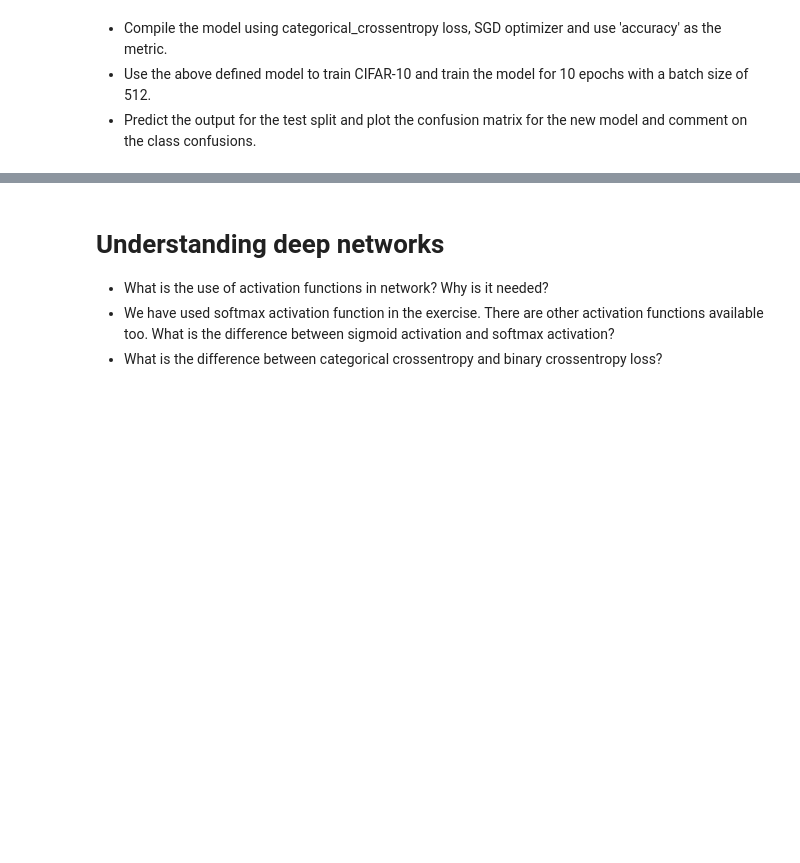
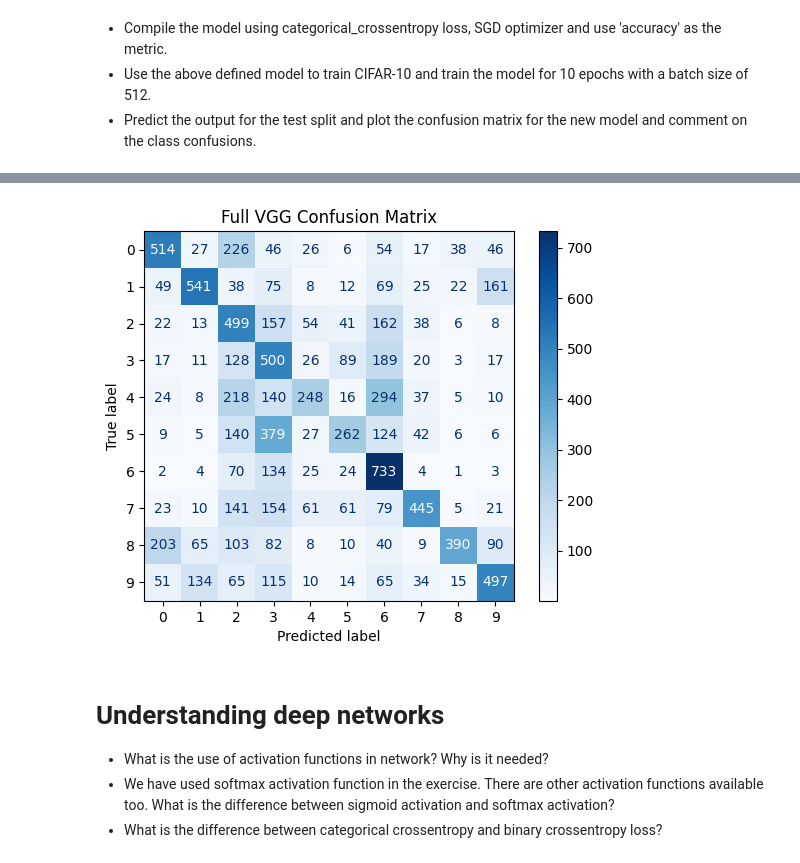
Before and after one commit to DimiGretsistas/lab-image-classification-using-convolutional-neural-networks, a Jupyter notebook: main.ipynb, the cells around one changed output, grey strips where cells are left out. Saved outputs shown, nothing was run; the diff lists cells and outputs as text; code cells hidden in the pictures; blank space fills up the shorter version.

Commit message:
Finished & Saved Models.

```diff
--- a/main.ipynb
+++ b/main.ipynb
@@ -393,0 +415,33 @@ clear_session()
+# %%
+#Compile VGG Model
+vgg_full_model.compile(
+    loss="categorical_crossentropy",
+    optimizer="SGD",
+    metrics=["accuracy"]
+)
+
+#Train for 10 epochs with 512 batch size
+history3 = vgg_full_model.fit(
+    x_train_64,
+    y_train,
+    epochs = 10,
+    batch_size = 512,
+    validation_split = 0.2,
+    verbose=1
+)
+
+#Predict on test split
+y_pred_full = vgg_full_model.predict(x_test_64)
+
+#convert probabilities to class labels
+y_pred_full_classes = np.argmax(y_pred_full, axis=1)
+y_true_full = np.argmax(y_test, axis=1)
+
+#confusion matrix
+cm_full = confusion_matrix(y_true_full, y_pred_full_classes)
+
+disp = ConfusionMatrixDisplay(confusion_matrix = cm_full)
+disp.plot(cmap="Blues")
+plt.title("Full VGG Confusion Matrix")
+plt.show()
+# %% [output]
@@ -393,0 +465 @@ clear_session()
+[figure, added]
```
Also changed, not shown: parts of 7 cells of this notebook.
